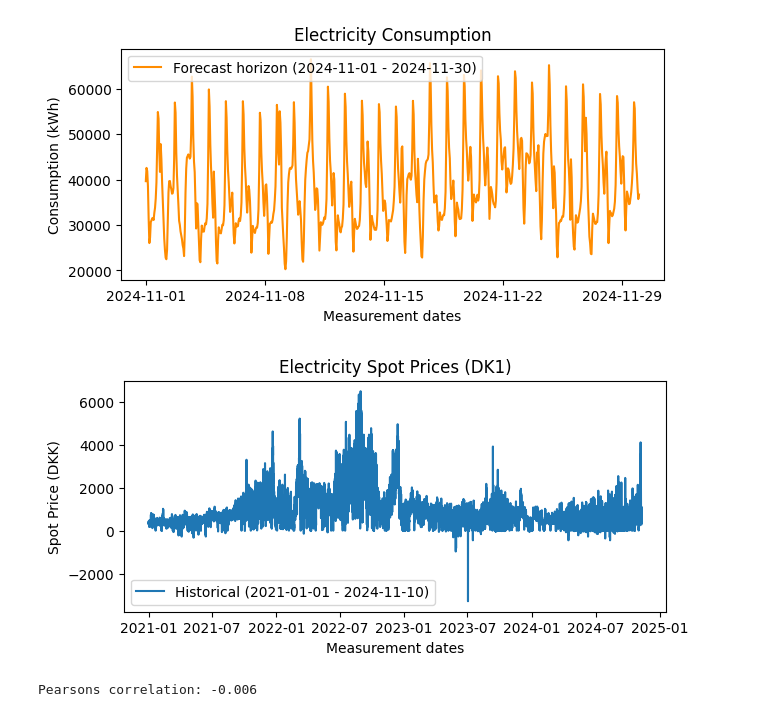
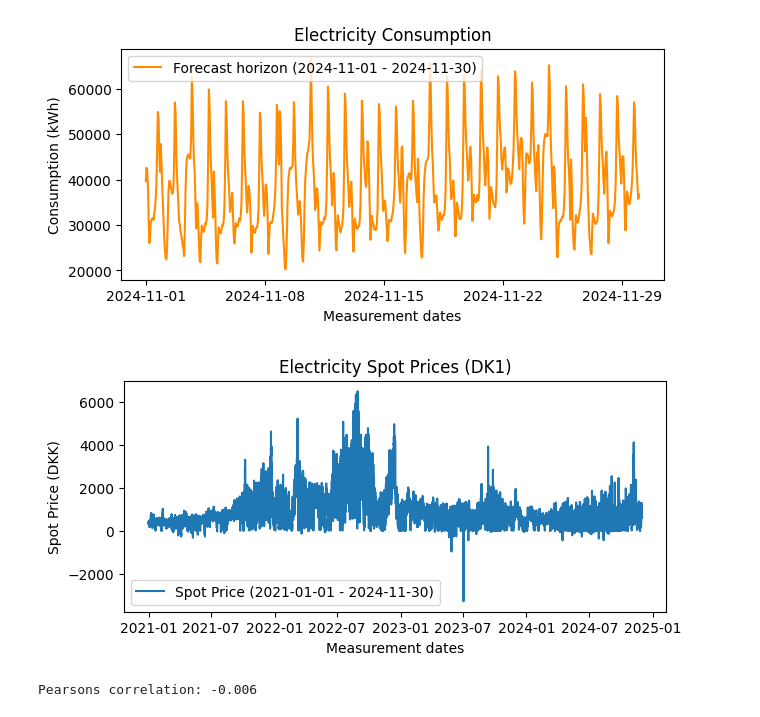
Before and after one commit to Casper0913/p9-energy, a Jupyter notebook: Models/Paper_figures.ipynb, the cells around one changed output. Drawn from its saved outputs; the diff is of its cells as text; code cells hidden in the pictures.

```diff
--- a/Models/Paper_figures.ipynb
+++ b/Models/Paper_figures.ipynb
@@ -19,7 +19,7 @@ df2.drop(columns=['HourUTC', 'HourDK', 'PriceArea', 'SpotPriceEUR'], inplace=Tru
 train_start = "2021-01-01"
 train_end = "2023-11-30"
 test_start = "2023-12-01"
-test_end = "2024-11-10"
+test_end = "2024-11-30"
 
 data_train = df[(df.index >= train_start) & (df.index <= train_end)]
 data_test = df[(df.index >= test_start) & (df.index <= test_end)]
@@ -52,20 +52,20 @@ plt.show()
 [figure]
 # %%
 train_start = "2021-01-01"
-train_end = "2024-11-10"
+train_end = "2024-11-30"
 
 data_train = df2[(df2.index >= train_start) & (df2.index <= train_end)]
 data_test = df2[(df2.index >= test_start) & (df2.index <= test_end)]
 
 plt.figure(figsize=(7, 3))
 plt.plot(data_train.index, data_train['SpotPriceDKK'], label=f'Spot Price ({train_start} - {train_end})')
 plt.title('Electricity Spot Prices (DK1)')
 plt.xlabel('Measurement dates')
 plt.ylabel('Spot Price (DKK)')
 plt.legend()
 plt.show()
 # %% [output]
-[figure, old version]
+[figure, new version]
 # %%
 corr, _ = pearsonr(df['ConsumptionkWh'], df2['SpotPriceDKK'])
 print(f'Pearsons correlation: {corr:.3f}')
```
Also changed, not shown: parts of 1 cell of this notebook, 5 other files.
